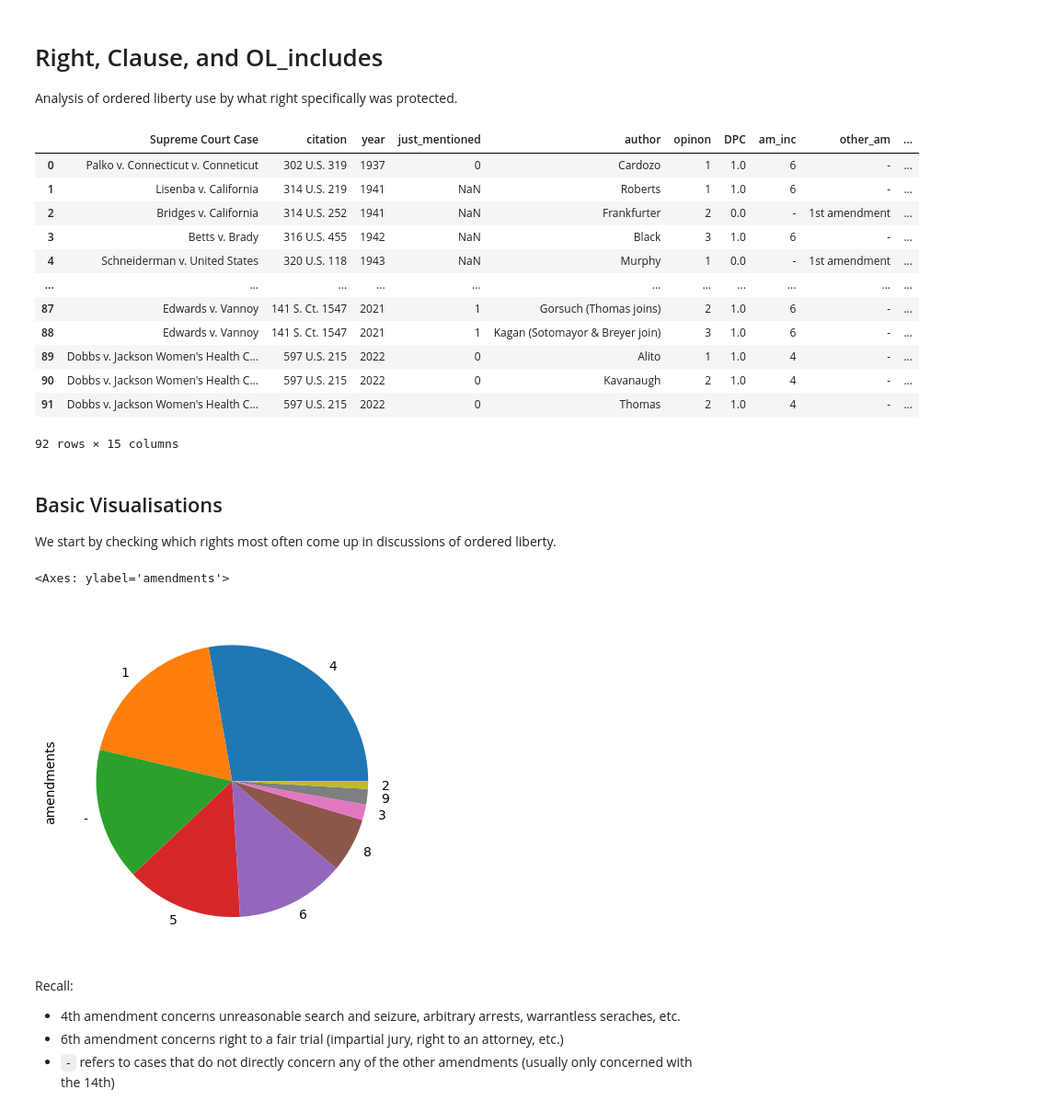
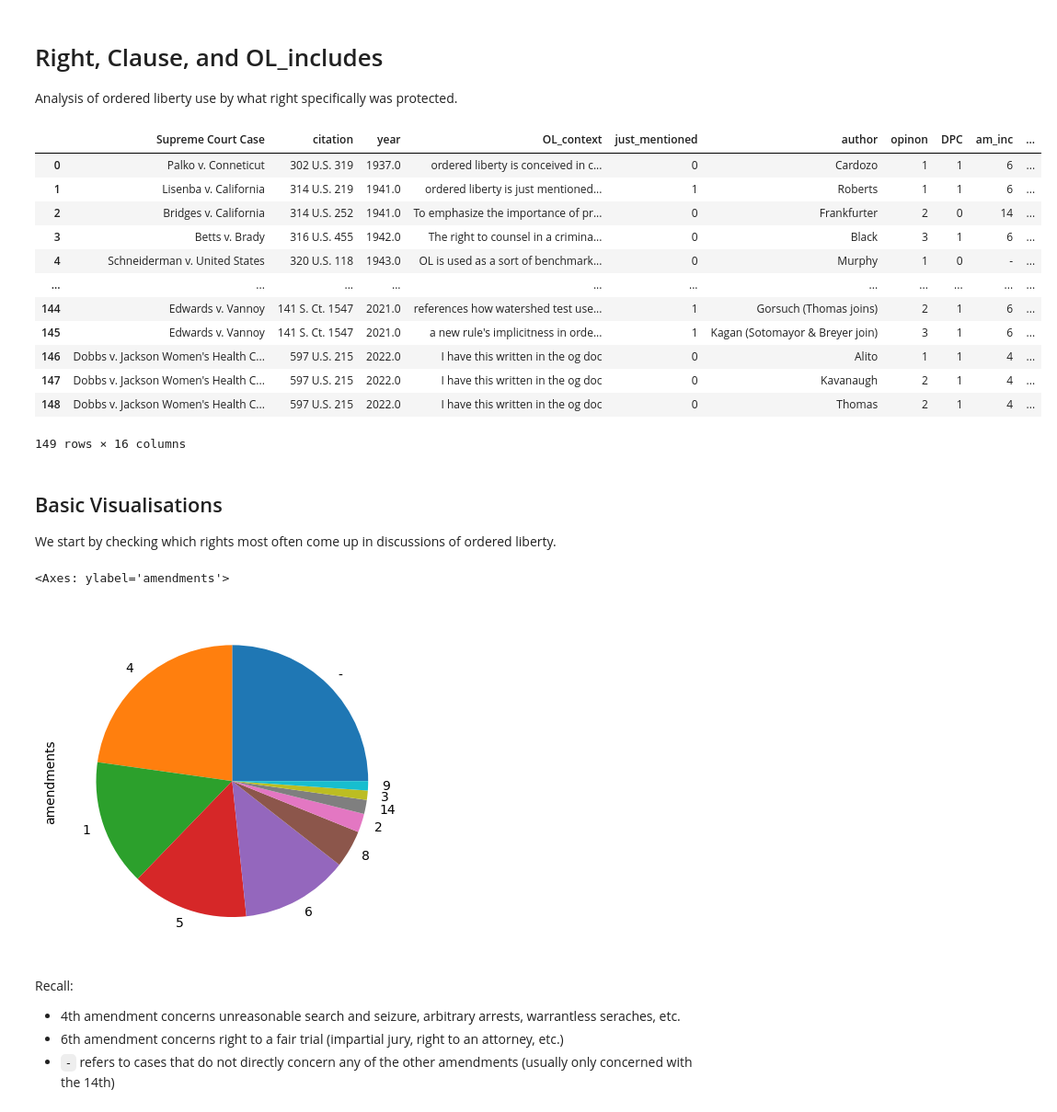
Before and after one commit to Athan13/OrderedLibertyPCS, a Jupyter notebook: right_and_clause.ipynb, the cells around one changed output. Shown at 92% size. Cells and saved outputs as stored; diff of their text form; code cells hidden in the pictures.

```diff
--- a/right_and_clause.ipynb
+++ b/right_and_clause.ipynb
@@ -7,22 +7,22 @@ import pandas as pd
 import matplotlib.pyplot as plt
 import numpy as np
 # %%
-ol_df = pd.read_csv("dataset.csv").drop(columns=["about", "Quotes", "notes", "Unnamed: 21", "Unnamed: 22", "Unnamed: 23", "how used", "notes.1", "OL_context", "drew_from_1", "drew_from_2"])
+ol_df = pd.read_csv("dataset_draft2.csv").drop(columns=["about", "drew_from_1"])
 ol_df
 # %% [output]
-|  | Supreme Court Case | citation | year | just_mentioned | author | opinon | DPC | am_inc | other_am | ... |
-| 0 | Palko v. Connecticut v. Conneticut | 302 U.S. 319 | 1937 | 0 | Cardozo | 1 | 1.0 | 6 | - | ... |
-| 1 | Lisenba v. California | 314 U.S. 219 | 1941 | NaN | Roberts | 1 | 1.0 | 6 | - | ... |
-| 2 | Bridges v. California | 314 U.S. 252 | 1941 | NaN | Frankfurter | 2 | 0.0 | - | 1st amendment | ... |
-| 3 | Betts v. Brady | 316 U.S. 455 | 1942 | NaN | Black | 3 | 1.0 | 6 | - | ... |
-| 4 | Schneiderman v. United States | 320 U.S. 118 | 1943 | NaN | Murphy | 1 | 0.0 | - | 1st amendment | ... |
+|  | Supreme Court Case | citation | year | OL_context | just_mentioned | author | opinon | DPC | am_inc | ... |
+| 0 | Palko v. Conneticut | 302 U.S. 319 | 1937.0 | ordered liberty is conceived in c... | 0 | Cardozo | 1 | 1 | 6 | ... |
+| 1 | Lisenba v. California | 314 U.S. 219 | 1941.0 | ordered liberty is just mentioned... | 1 | Roberts | 1 | 1 | 6 | ... |
+| 2 | Bridges v. California | 314 U.S. 252 | 1941.0 | To emphasize the importance of pr... | 0 | Frankfurter | 2 | 0 | 14 | ... |
+| 3 | Betts v. Brady | 316 U.S. 455 | 1942.0 | The right to counsel in a crimina... | 0 | Black | 3 | 1 | 6 | ... |
+| 4 | Schneiderman v. United States | 320 U.S. 118 | 1943.0 | OL is used as a sort of benchmark... | 0 | Murphy | 1 | 0 | - | ... |
 | ... | ... | ... | ... | ... | ... | ... | ... | ... | ... | ... |
-| 87 | Edwards v. Vannoy | 141 S. Ct. 1547 | 2021 | 1 | Gorsuch (Thomas joins) | 2 | 1.0 | 6 | - | ... |
-| 88 | Edwards v. Vannoy | 141 S. Ct. 1547 | 2021 | 1 | Kagan (Sotomayor & Breyer join) | 3 | 1.0 | 6 | - | ... |
-| 89 | Dobbs v. Jackson Women's Health C... | 597 U.S. 215 | 2022 | 0 | Alito | 1 | 1.0 | 4 | - | ... |
-| 90 | Dobbs v. Jackson Women's Health C... | 597 U.S. 215 | 2022 | 0 | Kavanaugh | 2 | 1.0 | 4 | - | ... |
-| 91 | Dobbs v. Jackson Women's Health C... | 597 U.S. 215 | 2022 | 0 | Thomas | 2 | 1.0 | 4 | - | ... |
+| 144 | Edwards v. Vannoy | 141 S. Ct. 1547 | 2021.0 | references how watershed test use... | 1 | Gorsuch (Thomas joins) | 2 | 1 | 6 | ... |
+| 145 | Edwards v. Vannoy | 141 S. Ct. 1547 | 2021.0 | a new rule's implicitness in orde... | 1 | Kagan (Sotomayor & Breyer join) | 3 | 1 | 6 | ... |
+| 146 | Dobbs v. Jackson Women's Health C... | 597 U.S. 215 | 2022.0 | I have this written in the og doc | 0 | Alito | 1 | 1 | 4 | ... |
+| 147 | Dobbs v. Jackson Women's Health C... | 597 U.S. 215 | 2022.0 | I have this written in the og doc | 0 | Kavanaugh | 2 | 1 | 4 | ... |
+| 148 | Dobbs v. Jackson Women's Health C... | 597 U.S. 215 | 2022.0 | I have this written in the og doc | 0 | Thomas | 2 | 1 | 4 | ... |
-92 rows × 15 columns
+149 rows × 16 columns
 # %%
 # Create column for combining amendments
 ol_df["amendments"] = ol_df["am_inc"].fillna("") + ", " + ol_df["other_am"].replace({"-":  ""}).fillna("")
@@ -37,7 +37,7 @@ amendments_series = ol_df["amendments"].str.split(r", |,").explode() \
 amendments_series.plot(kind="pie")
 # %% [output]
 <Axes: ylabel='amendments'>
-[figure, old version]
+[figure, new version]
 # %% [markdown]
 Recall:
 - 4th amendment concerns unreasonable search and seizure, arbitrary arrests, warrantless seraches, etc.
```
Also changed, not shown: parts of 6 cells of this notebook, 3 other files.
